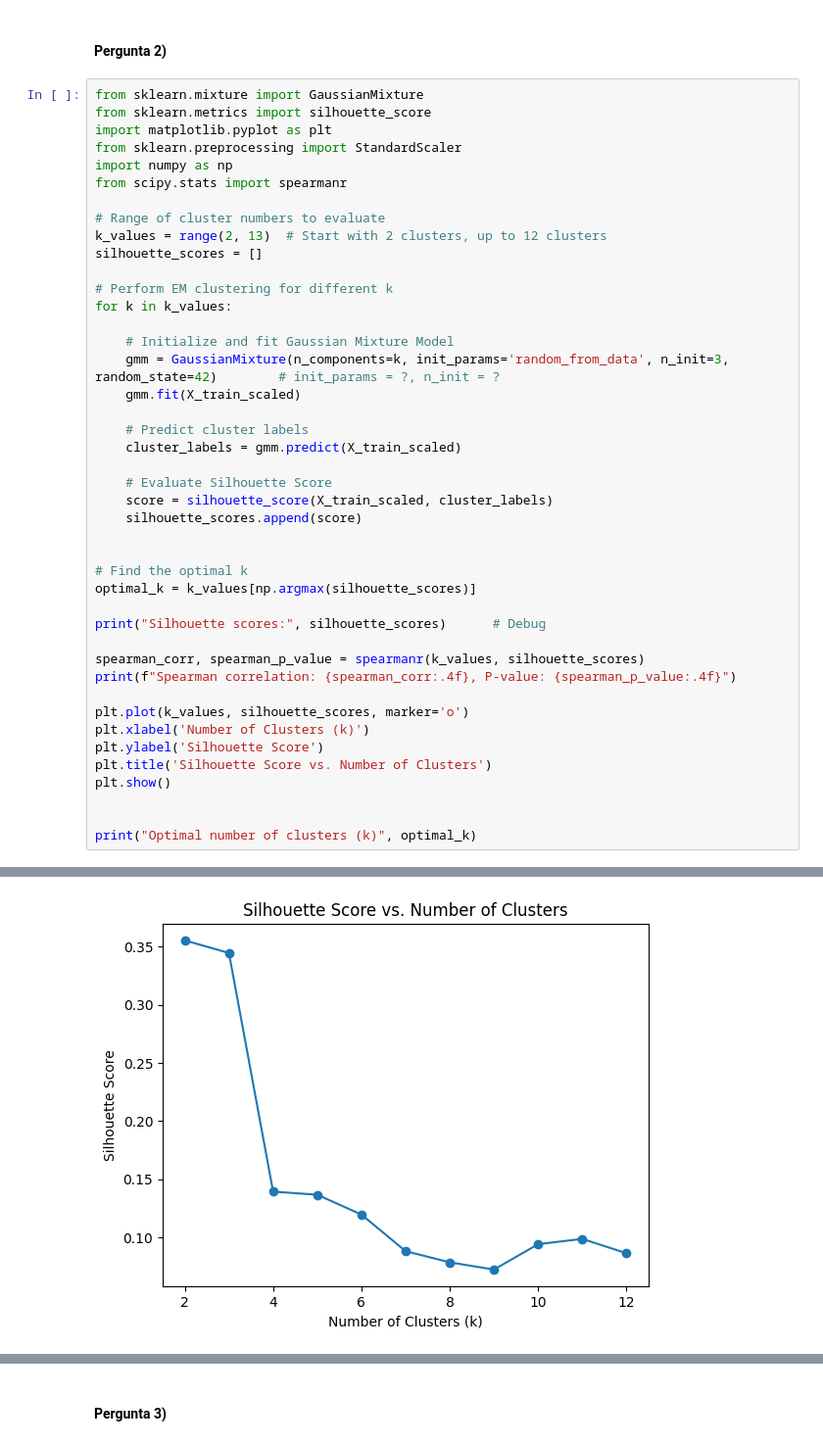
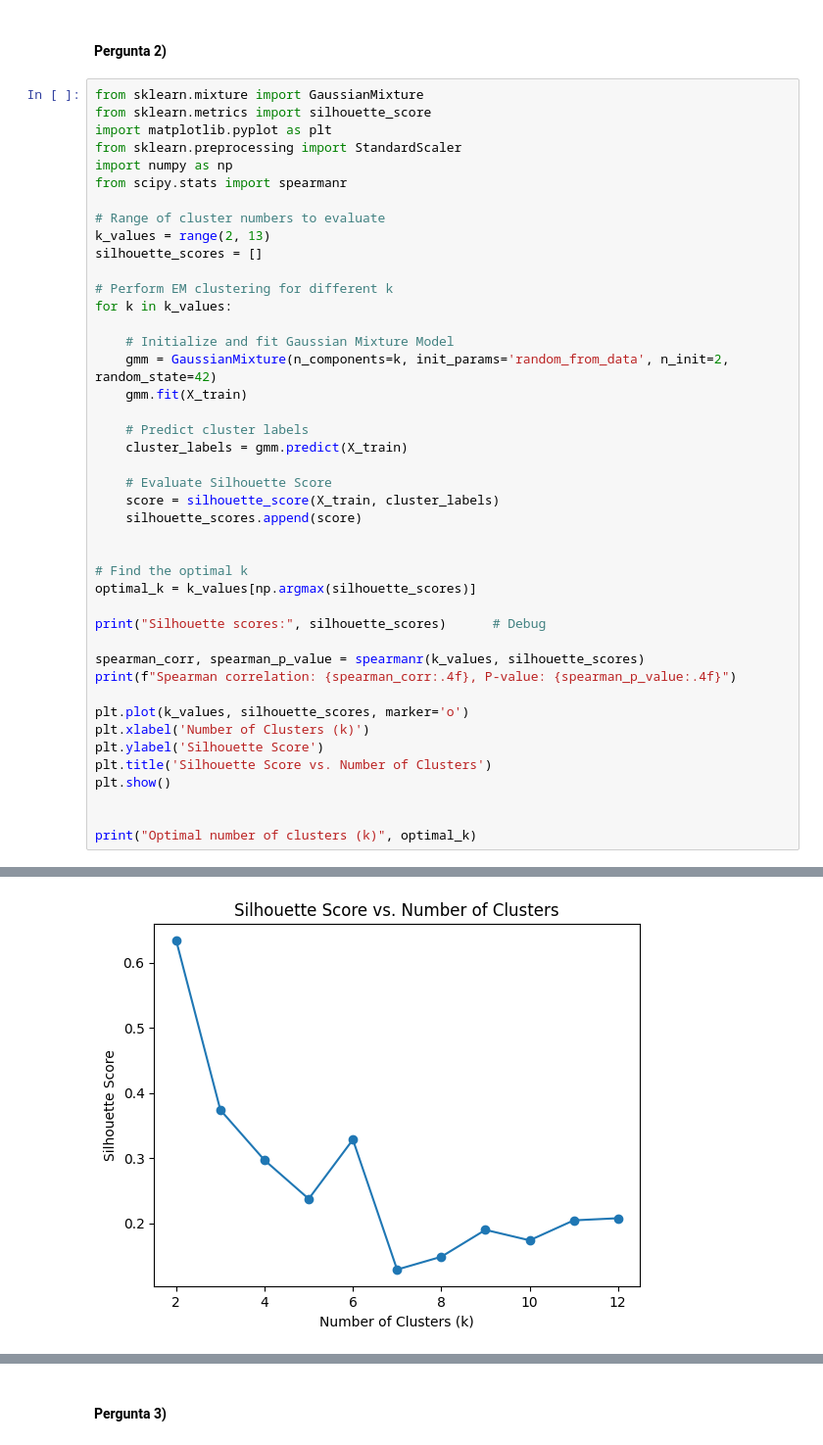
Before and after one commit to leocfig/Apren-24-25, a Jupyter notebook: Award/G041_notebook.ipynb, the cells around one changed output, grey strips where cells are left out. Shown: that part at 98% size. Saved outputs shown, nothing was run; the diff lists cells and outputs as text.

```diff
--- a/Award/G041_notebook.ipynb
+++ b/Award/G041_notebook.ipynb
@@ -85,21 +81,21 @@ import numpy as np
 from scipy.stats import spearmanr
 
 # Range of cluster numbers to evaluate
-k_values = range(2, 13)  # Start with 2 clusters, up to 12 clusters
+k_values = range(2, 13)
 silhouette_scores = []
 
 # Perform EM clustering for different k
 for k in k_values:
 
     # Initialize and fit Gaussian Mixture Model
-    gmm = GaussianMixture(n_components=k, init_params='random_from_data', n_init=3, random_state=42)        # init_params = ?, n_init = ?
-    gmm.fit(X_train_scaled)
+    gmm = GaussianMixture(n_components=k, init_params='random_from_data', n_init=2, random_state=42)
+    gmm.fit(X_train)
 
     # Predict cluster labels
-    cluster_labels = gmm.predict(X_train_scaled)
+    cluster_labels = gmm.predict(X_train)
 
     # Evaluate Silhouette Score
-    score = silhouette_score(X_train_scaled, cluster_labels)
+    score = silhouette_score(X_train, cluster_labels)
     silhouette_scores.append(score)
 
 
@@ -125,2 +121,2 @@ Spearman correlation: -0.7909, P-value: 0.0037
-[figure, old version]
+[figure, new version]
 Optimal number of clusters (k) 2
```
Also changed, not shown: parts of 9 cells of this notebook.
